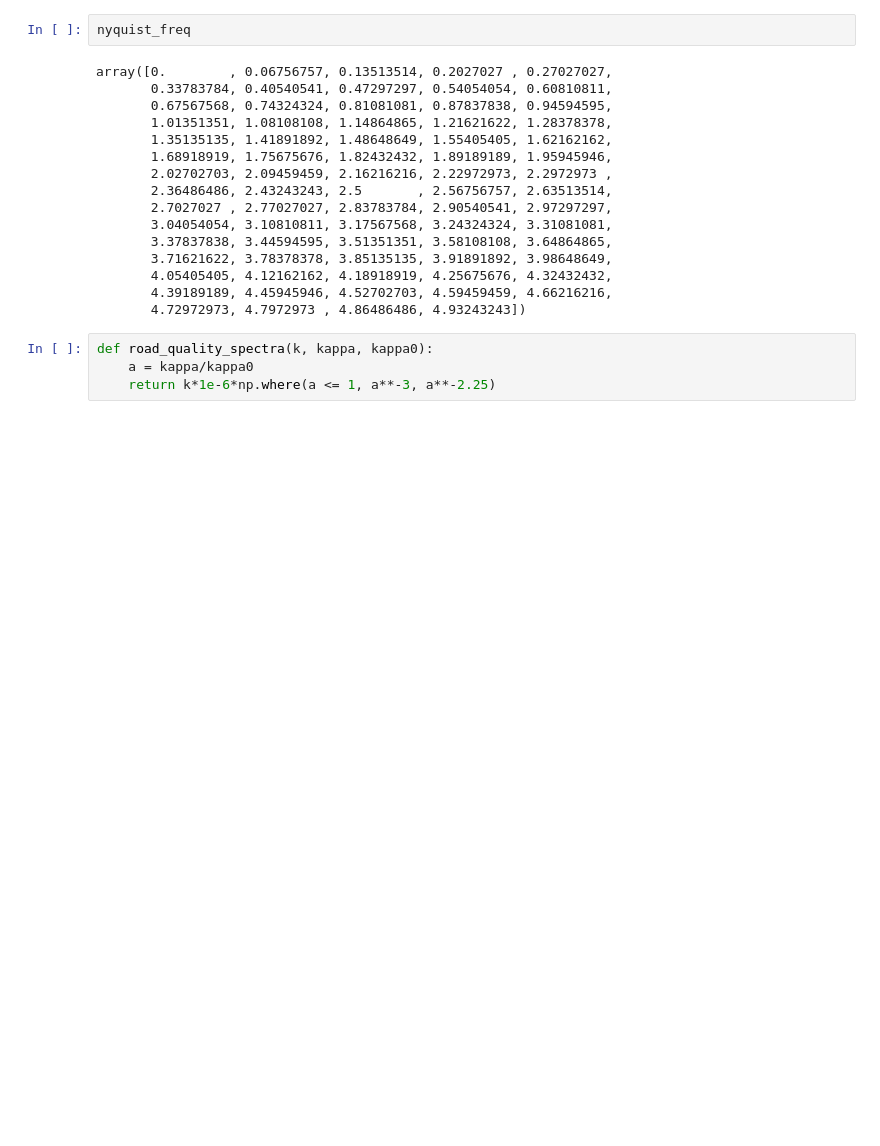
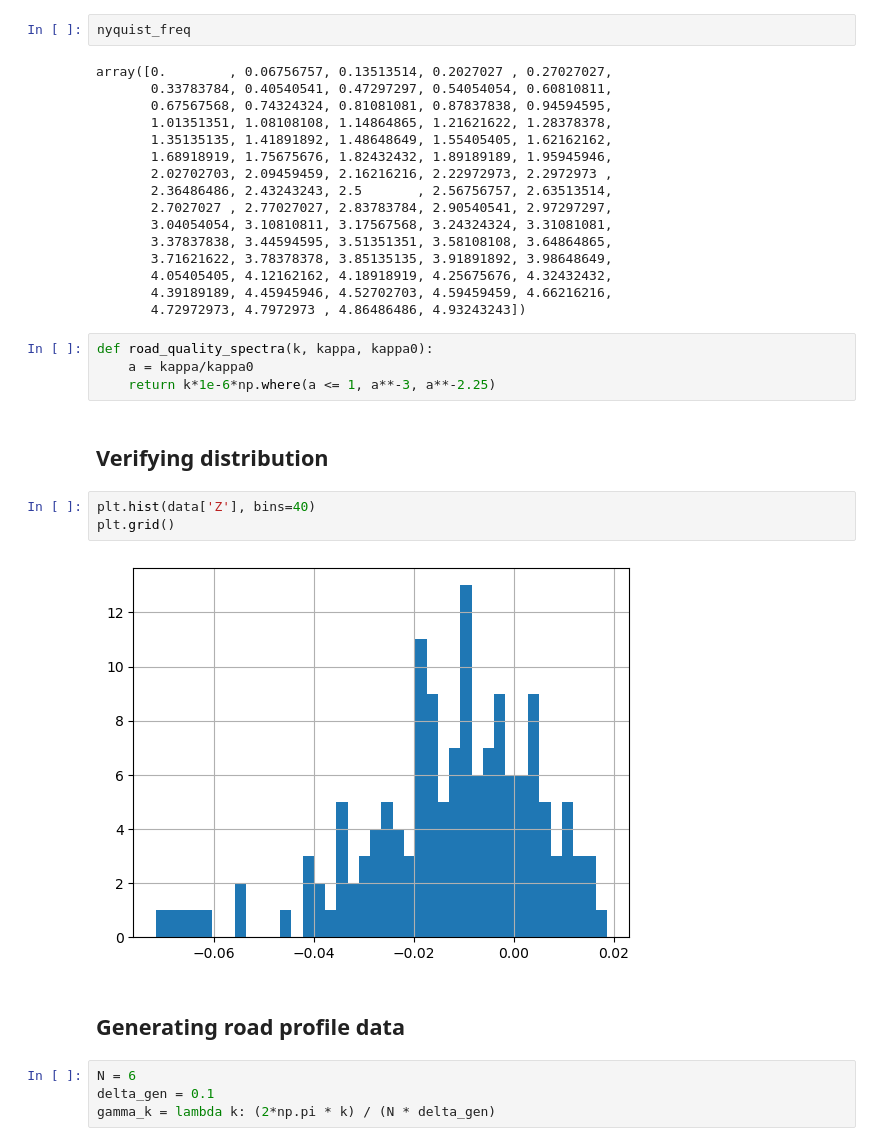
Before and after one commit to kyberszittya/himeko_neural_model, a Jupyter notebook: src/progeny/roadprofile/road_profile_dft.ipynb, the cells around one changed output. Cells and saved outputs as stored; diff of their text form; blank space fills up the shorter version.

Commit message:
Generating plausible road profiles

```diff
--- a/src/progeny/roadprofile/road_profile_dft.ipynb
+++ b/src/progeny/roadprofile/road_profile_dft.ipynb
@@ -433,3 +446,16 @@ array([0.        , 0.06756757, 0.13513514, 0.2027027 , 0.27027027,
 def road_quality_spectra(k, kappa, kappa0):
     a = kappa/kappa0
     return k*1e-6*np.where(a <= 1, a**-3, a**-2.25)
+# %% [markdown]
+## Verifying distribution
+# %%
+plt.hist(data['Z'], bins=40)
+plt.grid()
+# %% [output]
+[figure, added]
+# %% [markdown]
+## Generating road profile data
+# %%
+N = 6
+delta_gen = 0.1
+gamma_k = lambda k: (2*np.pi * k) / (N * delta_gen)
```
Also changed, not shown: parts of 61 cells of this notebook.
